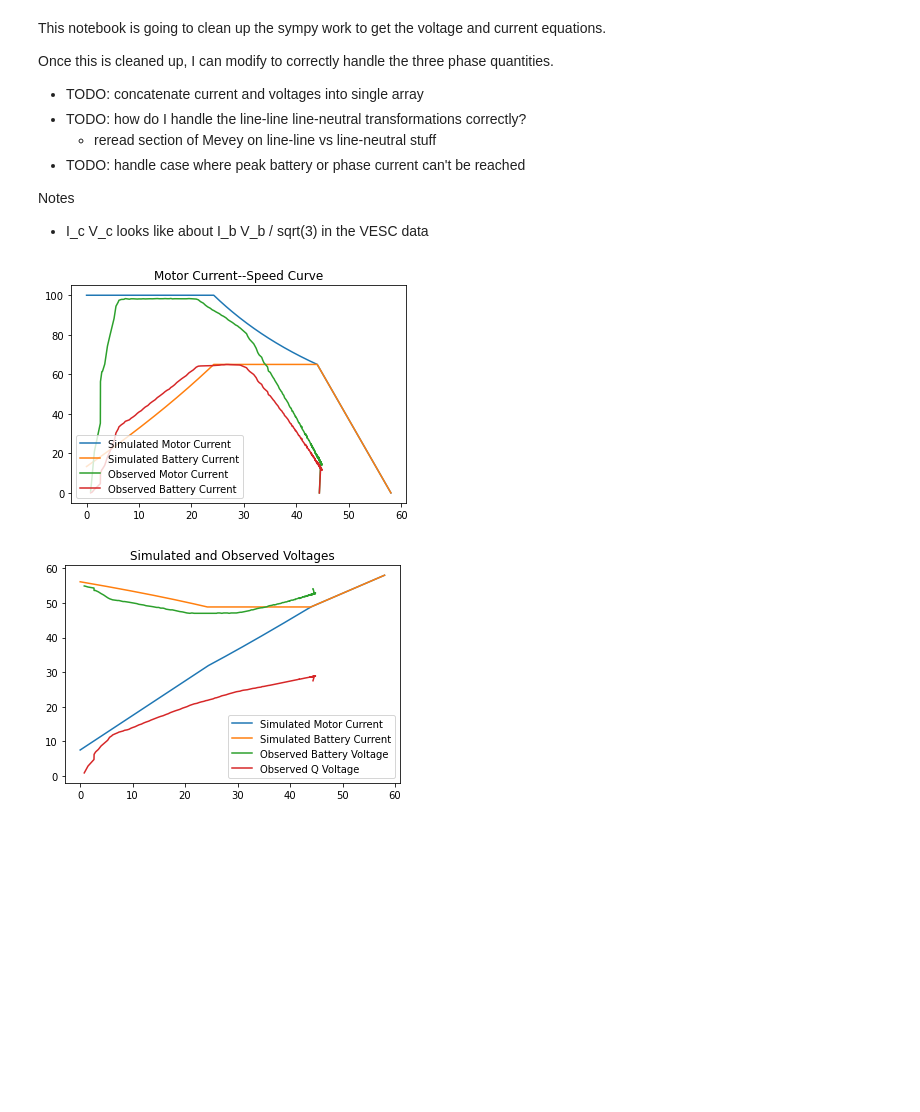
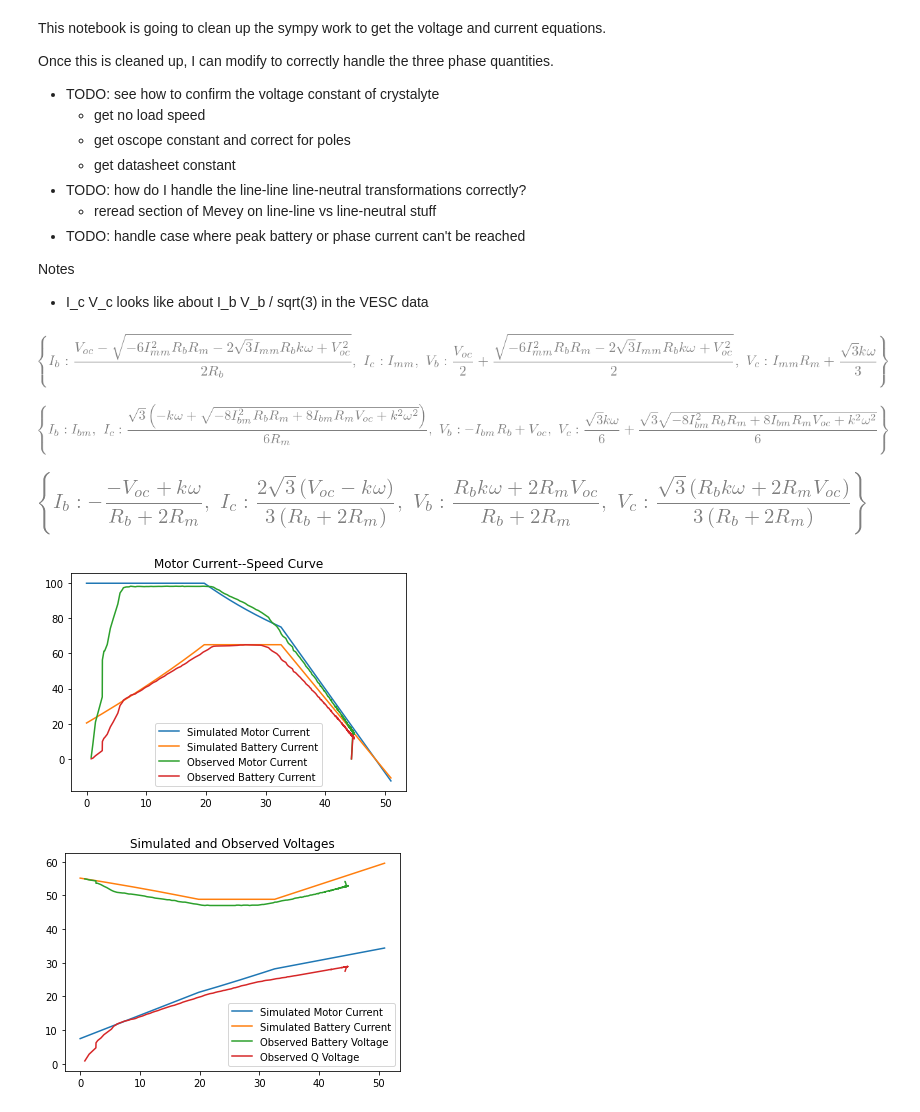
Before and after one commit to dsoto/ev-model-closed, a Jupyter notebook: torque-speed-symbolic-cleanup.ipynb, the cells around one changed output. Drawn from its saved outputs; the diff is of its cells as text; code cells hidden in the pictures; blank space fills up the shorter version.

Commit message:
decent fit with what I think are the correct 3 phase to single-phase-equivalent factors (but have to tweak the k from datasheet)

```diff
--- a/torque-speed-symbolic-cleanup.ipynb
+++ b/torque-speed-symbolic-cleanup.ipynb
@@ -3,7 +3,10 @@ This notebook is going to clean up the sympy work to get the voltage and current
 
 Once this is cleaned up, I can modify to correctly handle the three phase quantities.
 
-- TODO: concatenate current and voltages into single array
+- TODO: see how to confirm the voltage constant of crystalyte
+    - get no load speed
+    - get oscope constant and correct for poles
+    - get datasheet constant
 - TODO: how do I handle the line-line line-neutral transformations correctly?
     - reread section of Mevey on line-line vs line-neutral stuff
 - TODO: handle case where peak battery or phase current can't be reached
@@ -25,45 +28,49 @@ import matplotlib.pyplot as plt
 
 # perform symbolic equation solving
 Ib, Ic, Vb, Vc, Rm, k, omega, Rb, Voc, Imm, Ibm, torque = evm.define_variables()
-power_eq, controller_loop, battery_loop, regime_1_eq, regime_2_eq, regime_3_eq = evm.define_equations(Ib, Ic, Vb, Vc, Rm, k, omega, Rb, Voc, Imm, Ibm, torque)
+#power_eq, controller_loop, battery_loop, regime_1_eq, regime_2_eq, regime_3_eq = evm.define_equations_dc(Ib, Ic, Vb, Vc, Rm, k, omega, Rb, Voc, Imm, Ibm, torque)
+power_eq, controller_loop, battery_loop, regime_1_eq, regime_2_eq, regime_3_eq = evm.define_equations_3p(Ib, Ic, Vb, Vc, Rm, k, omega, Rb, Voc, Imm, Ibm, torque)
 phase_limit, battery_limit, duty_limit = evm.solve_equations(power_eq, controller_loop, battery_loop, regime_1_eq, regime_2_eq, regime_3_eq,
                                                              Ib, Ic, Vb, Vc, Rm, k, omega, Rb, Voc, Imm, Ibm, torque)
-#evm.display_equations(phase_limit, battery_limit, duty_limit)
+evm.display_equations(phase_limit, battery_limit, duty_limit)
 
 # calculate values based on closed-form equations
-ev_system = {Rb: 0.141, Voc:58, Imm: 100, Ibm:65, Rm: 0.075, k:1.0}
+ev_system = {Rb: 0.141, Voc:58, Imm: 100, Ibm:65, Rm: 0.075, k:1.2}
 omega_1_2, omega_2_3, omega_3 = evm.calculate_crossover_frequencies(phase_limit, battery_limit, duty_limit, ev_system,
                                                                     Ib, Ic, Vb, Vc, Rm, k, omega, Rb, Voc, Imm, Ibm, torque)
 omega_values, Ib_values, Ic_values = evm.generate_currents(ev_system, phase_limit, battery_limit, duty_limit,
                                                            Ib, Ic, Vb, Vc, Rm, k, omega, Rb, Voc, Imm, Ibm, torque)
 omega_values, Vb_values, Vc_values = evm.generate_voltages(ev_system, phase_limit, battery_limit, duty_limit,
                                                            Ib, Ic, Vb, Vc, Rm, k, omega, Rb, Voc, Imm, Ibm, torque)
 
 plt.plot(omega_values, Ic_values, label='Simulated Motor Current')
 plt.plot(omega_values, Ib_values, label='Simulated Battery Current')
 
 # overlay observed data
 data = evd.vesc_csv_to_df('data.csv')
 data = evd.pull_throttle_region(data)
 data['rad_per_sec'] = evd.rpm_to_radpsec(data, pole_pairs=23)
 plt.plot(data['rad_per_sec'], data['current_motor'], label='Observed Motor Current')
 plt.plot(data['rad_per_sec'], data['current_in'], label='Observed Battery Current')
 plt.legend()
 plt.title('Motor Current--Speed Curve')
 plt.show()
 
 plt.plot(omega_values, Vc_values, label='Simulated Motor Current')
 plt.plot(omega_values, Vb_values, label='Simulated Battery Current')
 plt.title('Simulated and Observed Voltages')
 
 # overlay observed data
 data = evd.vesc_csv_to_df('data.csv')
 data = evd.pull_throttle_region(data)
 data['rad_per_sec'] = evd.rpm_to_radpsec(data, pole_pairs=23)
 plt.plot(data['rad_per_sec'], data['input_voltage'], label='Observed Battery Voltage')
 plt.plot(data['rad_per_sec'], data['q_axis_voltage'], label='Observed Q Voltage')
 plt.legend()
 plt.show()
 # %% [output]
-[figure, old version]
+[figure, new version]
-[figure, old version]
+[figure, new version]
+[figure, added]
+[figure, added]
+[figure, added]
```
Also changed, not shown: 1 other file.
